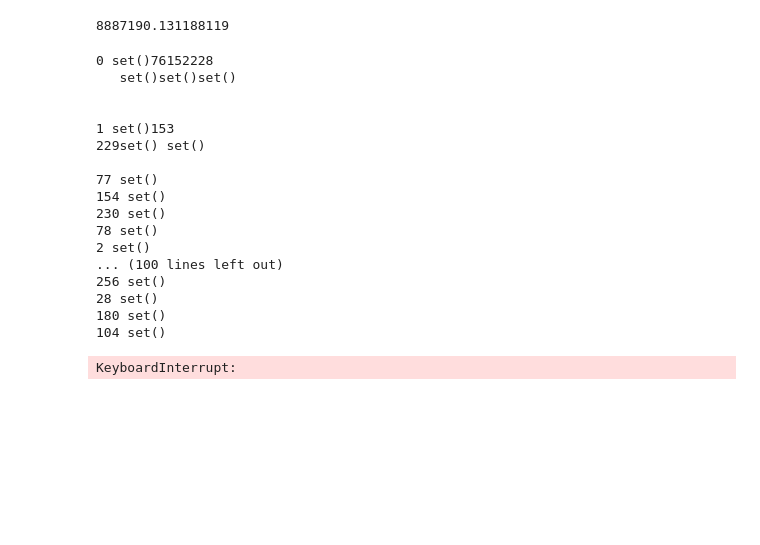
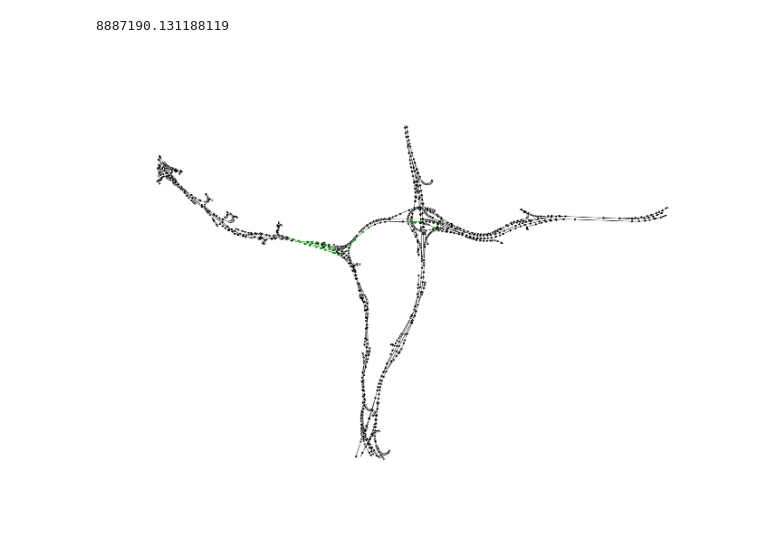
Before and after one commit to arnav-b/sensor-placement, a Jupyter notebook: processing.ipynb, the cells around one changed output. Drawn from its saved outputs; the diff is of its cells as text; code cells hidden in the pictures; blank space fills up the shorter version.

Commit message:
Run greedy algorithm and add visualizations

```diff
--- a/processing.ipynb
+++ b/processing.ipynb
@@ -296,7 +296,10 @@ smoothness(H, "flow") / H.number_of_nodes()
 # %%
 def fix_sensors(x, x_hat, sensors, attr):
     for s in sensors:
-        x_hat[s] = x[s]
+        try:
+            x_hat[s] = x[s]
+        except IndexError:
+            print(type(s), s)
 
 def predict(x, P, max_iter, sensors, attr):
     x_hat = np.zeros(len(x))
@@ -311,13 +314,7 @@ def predict(x, P, max_iter, sensors, attr):
 from tqdm.notebook import tqdm
 from multiprocess import Pool
 from itertools import repeat
-
-def val(v, sensors, P, L, x, max_iters, attr):
-    if v in sensors:
-        return (v, float("inf"))
-
-    pred = predict(x, P, 1000, sensors.union([v]), attr)
-    return (v, pred.transpose() @ L  @ pred)
+import heapq
 
 def choose_sensors(H, attr, k=None):
     if k == None:
@@ -337,37 +334,37 @@ def choose_sensors(H, attr, k=None):
     L = nx.laplacian_matrix(H)
 
     sensors = set()
+    vals = np.empty(H.number_of_nodes())
+    val = -1 * float("inf")
+    last = None
     for i in tqdm(range(k)):
 
+        if i > 0:
+            val, candidate = heapq.heappop(vals)
+            pred = predict(x, P, 1000, sensors.union([candidate]), attr)
+            if (np.square(pred - x)).mean() <= val:
+                sensors.add(candidate)
+                continue
+
+        def evaluate(v):
+            if v in sensors:
+                return (float("inf"), v)
+
+            pred = predict(x, P, 1000, sensors.union([v]), attr)
+
+            return ((np.square(pred - x)).mean(), v)
+
         # Find value of adding each node not in the set
-        with Pool(4) as pool:
-            vals = pool.starmap(val, zip(H.nodes(), repeat(sensors), repeat(P), repeat(L), repeat(x), repeat(10), repeat(attr)))
+        with Pool(1) as pool:
+            vals = pool.map(evaluate, range(H.number_of_nodes()))
+            heapq.heapify(vals)
 
-        candidate = min(vals, key=lambda x: x[1])
-        print(candidate)
+            val, last = heapq.heappop(vals)
 
-        # Add the best candidate
-        sensors.add(candidate)
+            # Add the best candidate
+            sensors.add(last)
 
-    return sensors
+    idx2node = {v: k for k, v in node2idx.items()}
+    return set([idx2node[s] for s in sensors]), predict(x, P, 1000, sensors, attr), idx2node
 
-choose_sensors(H, "vehicle_speed", 2)
+opt_sensors, pred, idx2node = choose_sensors(H, "vehicle_speed", 43)
-# %% [output]
-0 set()76152228
-   set()set()set()
-
-
-1 set()153
-229set() set()
-
-77 set()
-154 set()
-230 set()
-78 set()
-2 set()
-... (100 lines left out)
-256 set()
-28 set()
-180 set()
-104 set()
-KeyboardInterrupt:
@@ -375,0 +371,7 @@ G.number_of_nodes()
+# %%
+plt.figure(figsize=[3 * x for x in [6.4, 4.8]])
+
+edge_colors = ["green" if (u, v) in opt_sensors or (v, u) in opt_sensors else "black" for u, v in G.edges()]
+nx.draw(G, pos=positions, node_size=1, node_color="white", edge_color=edge_colors)
+# %% [output]
+[figure, added]
```
Also changed, not shown: parts of 5 cells of this notebook.
